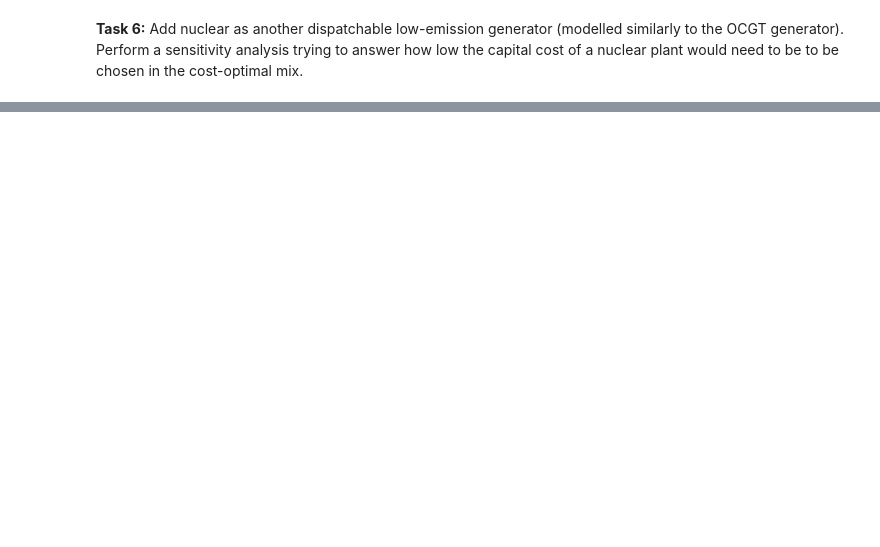
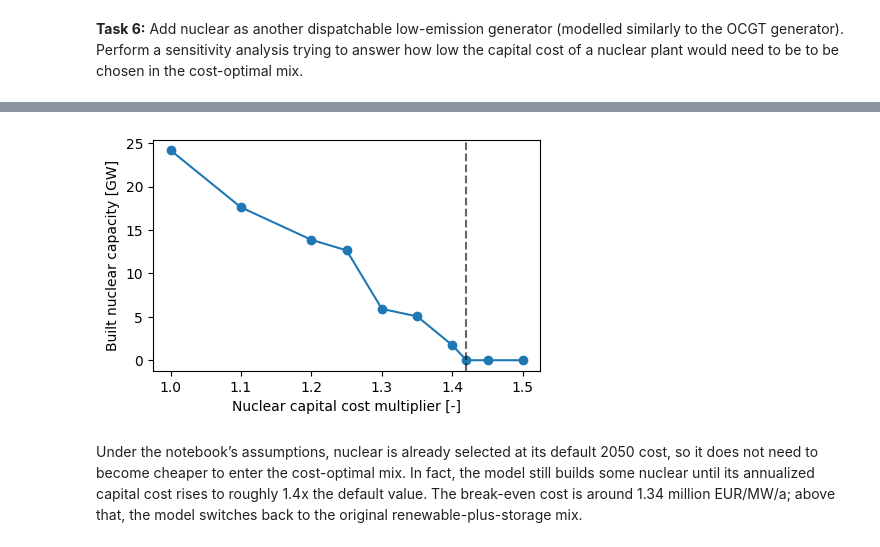
Before and after one commit to FCornielle/data-science-for-esm, a Jupyter notebook: data-science-for-esm/10-workshop-pypsa-cem.ipynb, the cells around one changed output, grey strips where cells are left out. Drawn from its saved outputs; the diff is of its cells as text; code cells hidden in the pictures; blank space fills up the shorter version.

```diff
--- a/data-science-for-esm/10-workshop-pypsa-cem.ipynb
+++ b/data-science-for-esm/10-workshop-pypsa-cem.ipynb
@@ -1198,0 +1553,31 @@ INFO:pypsa.optimization.optimize:The shadow-prices of the constraints Generator-
+# %%
+multipliers = [1.0, 1.1, 1.2, 1.25, 1.3, 1.35, 1.4, 1.42, 1.45, 1.5]
+
+carrier_colors = pd.Series(
+    {
+        "OCGT": "indianred",
+        "battery storage": "yellowgreen",
+        "hydrogen storage underground": "magenta",
+        "offwind": "aquamarine",
+        "onwind": "dodgerblue",
+        "solar": "gold",
+        "nuclear": "slategray",
+    }
+)
+
+sensitivity = {}
+nuclear_built = {}
+
+base_cc = costs1.at["nuclear", "capital_cost"]
+
+for m in multipliers:
+    test = solve_with_nuclear(base_cc * m)
+
+    sensitivity[m] = (
+        pd.concat([test.statistics.capex(), test.statistics.opex()])
+        .groupby("carrier")
+        .sum()
+        .div(1e9)
+    )
+
+    nuclear_built[m] = test.generators.at["nuclear", "p_nom_opt"] / 1e3
@@ -1198,0 +1631,14 @@ INFO:pypsa.optimization.optimize:The shadow-prices of the constraints Generator-
+# %%
+pd.Series(nuclear_built).sort_index().plot(
+    marker="o",
+    figsize=(5, 3),
+    xlabel="Nuclear capital cost multiplier [-]",
+    ylabel="Built nuclear capacity [GW]",
+    backend="matplotlib",
+)
+plt.axvline(1.42, color="black", linestyle="--", alpha=0.6)
+plt.show()
+# %% [output]
+[figure, added]
+# %% [markdown]
+Under the notebook’s assumptions, nuclear is already selected at its default 2050 cost, so it does not need to become cheaper to enter the cost-optimal mix. In fact, the model still builds some nuclear until its annualized capital cost rises to roughly 1.4x the default value. The break-even cost is around 1.34 million EUR/MW/a; above that, the model switches back to the original renewable-plus-storage mix.
```
Also changed, not shown: parts of 28 cells of this notebook, 2 other files.
